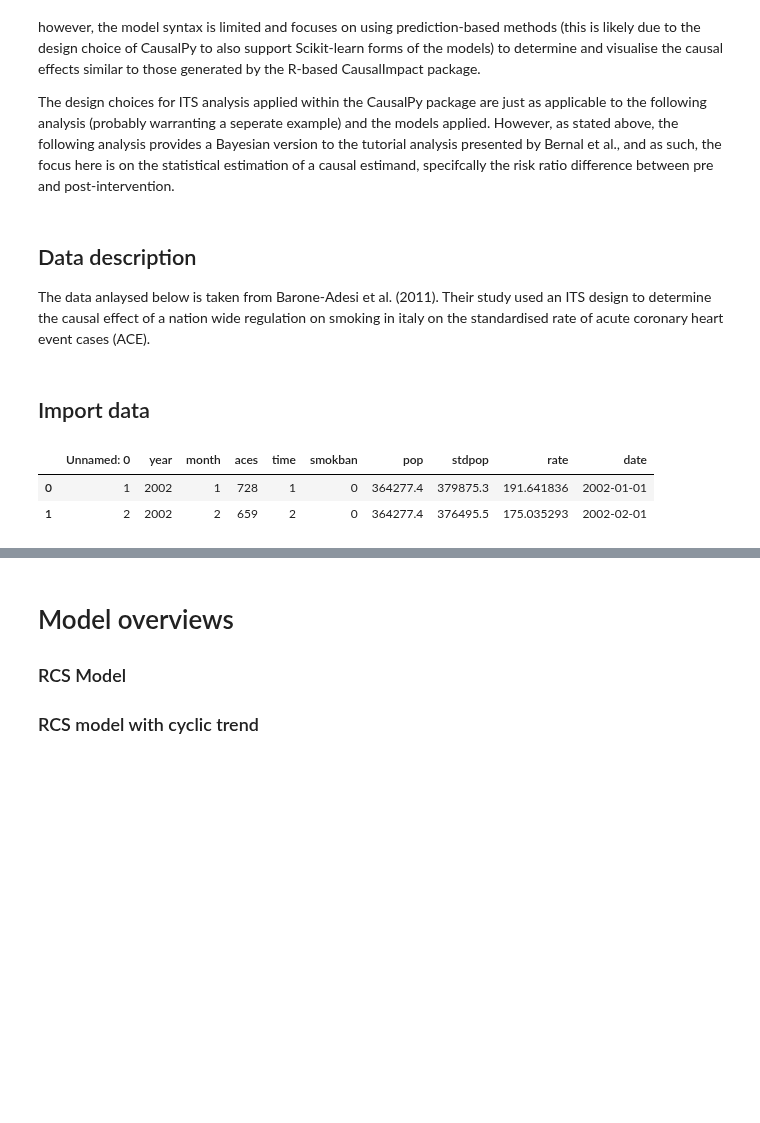
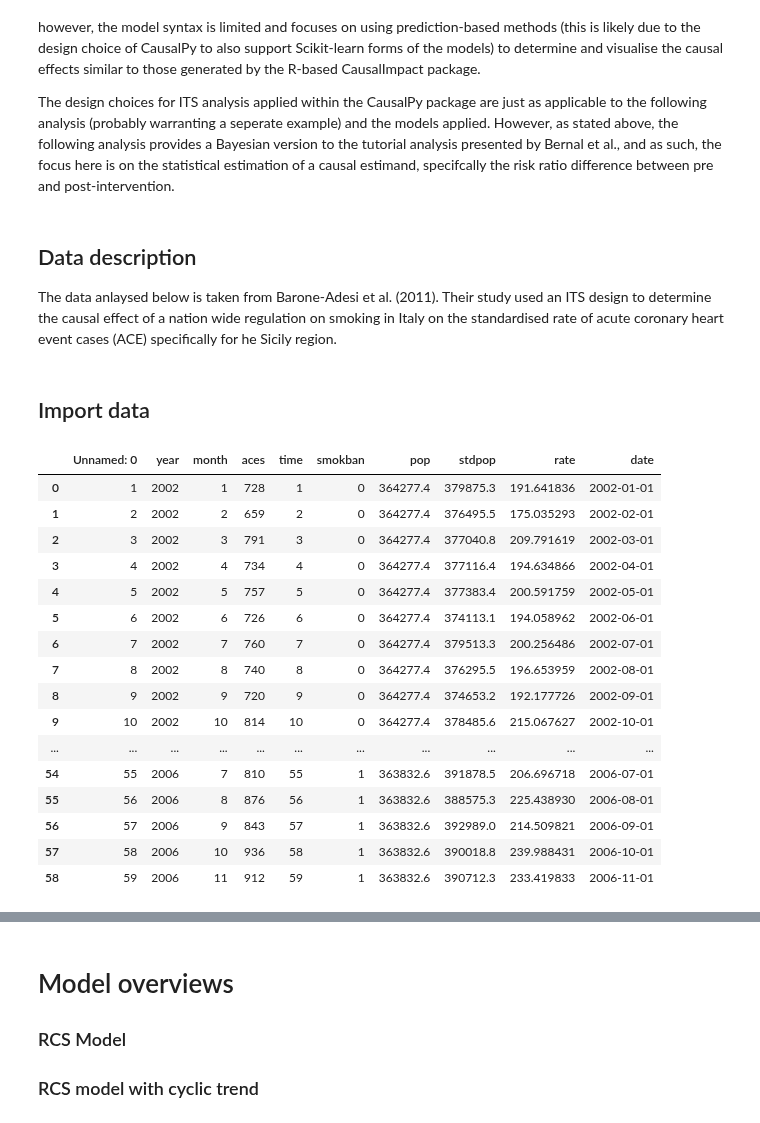
Before and after one commit to HPCurtis/ITS_spline_pymc, a Jupyter notebook: its.ipynb, the cells around one changed output, grey strips where cells are left out. Drawn from its saved outputs; the diff is of its cells as text; code cells hidden in the pictures; blank space fills up the shorter version.

```diff
--- a/its.ipynb
+++ b/its.ipynb
@@ -22,7 +22,7 @@ The design choices for ITS analysis applied within the CausalPy package are just
 # %% [markdown]
 ## Data description
 
-The data anlaysed below is taken from Barone-Adesi et al. (2011). Their study used an ITS design to determine the causal effect of a nation wide regulation on smoking in italy on the standardised rate of acute coronary heart event cases (ACE).
+The data anlaysed below is taken from Barone-Adesi et al. (2011). Their study used an ITS design to determine the causal effect of a nation wide regulation on smoking in Italy on the standardised rate of acute coronary heart event cases (ACE) specifically for he Sicily region.
 # %% [markdown]
 ## Import data
 # %%
@@ -36,11 +36,25 @@ df['date'] = pd.to_datetime(df[['year', 'month']].assign(day=1))
 intervention_time = df.time[36]
 intervention_date = df.date[36]
 # %%
-df.head(2)
+df
 # %% [output]
 |  | Unnamed: 0 | year | month | aces | time | smokban | pop | stdpop | rate | date |
 | 0 | 1 | 2002 | 1 | 728 | 1 | 0 | 364277.4 | 379875.3 | 191.641836 | 2002-01-01 |
 | 1 | 2 | 2002 | 2 | 659 | 2 | 0 | 364277.4 | 376495.5 | 175.035293 | 2002-02-01 |
+| 2 | 3 | 2002 | 3 | 791 | 3 | 0 | 364277.4 | 377040.8 | 209.791619 | 2002-03-01 |
+| 3 | 4 | 2002 | 4 | 734 | 4 | 0 | 364277.4 | 377116.4 | 194.634866 | 2002-04-01 |
+| 4 | 5 | 2002 | 5 | 757 | 5 | 0 | 364277.4 | 377383.4 | 200.591759 | 2002-05-01 |
+| 5 | 6 | 2002 | 6 | 726 | 6 | 0 | 364277.4 | 374113.1 | 194.058962 | 2002-06-01 |
+| 6 | 7 | 2002 | 7 | 760 | 7 | 0 | 364277.4 | 379513.3 | 200.256486 | 2002-07-01 |
+| 7 | 8 | 2002 | 8 | 740 | 8 | 0 | 364277.4 | 376295.5 | 196.653959 | 2002-08-01 |
+| 8 | 9 | 2002 | 9 | 720 | 9 | 0 | 364277.4 | 374653.2 | 192.177726 | 2002-09-01 |
+| 9 | 10 | 2002 | 10 | 814 | 10 | 0 | 364277.4 | 378485.6 | 215.067627 | 2002-10-01 |
+| ... | ... | ... | ... | ... | ... | ... | ... | ... | ... | ... |
+| 54 | 55 | 2006 | 7 | 810 | 55 | 1 | 363832.6 | 391878.5 | 206.696718 | 2006-07-01 |
+| 55 | 56 | 2006 | 8 | 876 | 56 | 1 | 363832.6 | 388575.3 | 225.438930 | 2006-08-01 |
+| 56 | 57 | 2006 | 9 | 843 | 57 | 1 | 363832.6 | 392989.0 | 214.509821 | 2006-09-01 |
+| 57 | 58 | 2006 | 10 | 936 | 58 | 1 | 363832.6 | 390018.8 | 239.988431 | 2006-10-01 |
+| 58 | 59 | 2006 | 11 | 912 | 59 | 1 | 363832.6 | 390712.3 | 233.419833 | 2006-11-01 |
 # %%
 # Visualsie the ACE data.
 _, ax = plt.subplots(figsize=(10, 6));
```
Also changed, not shown: parts of 1 cell of this notebook, 1 other file.
